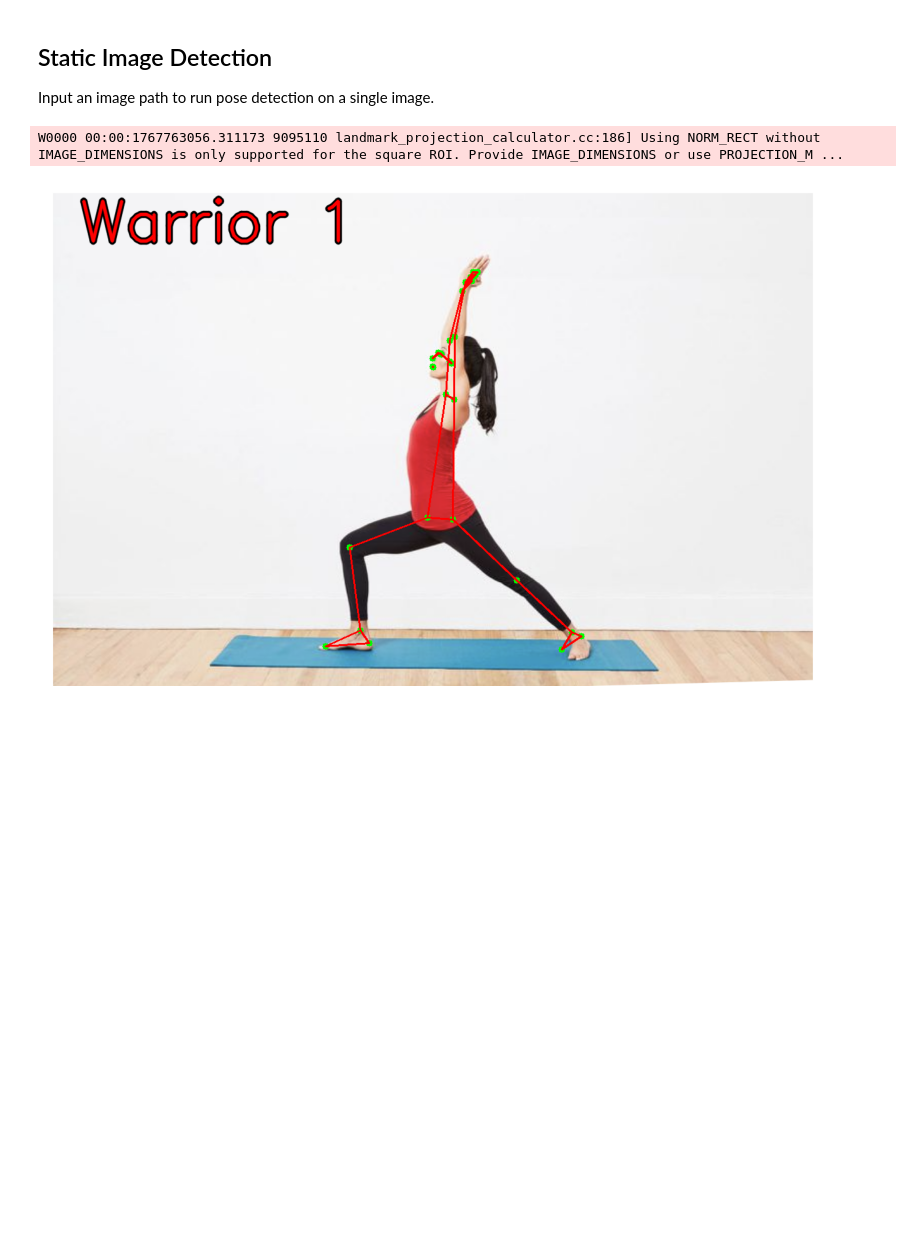
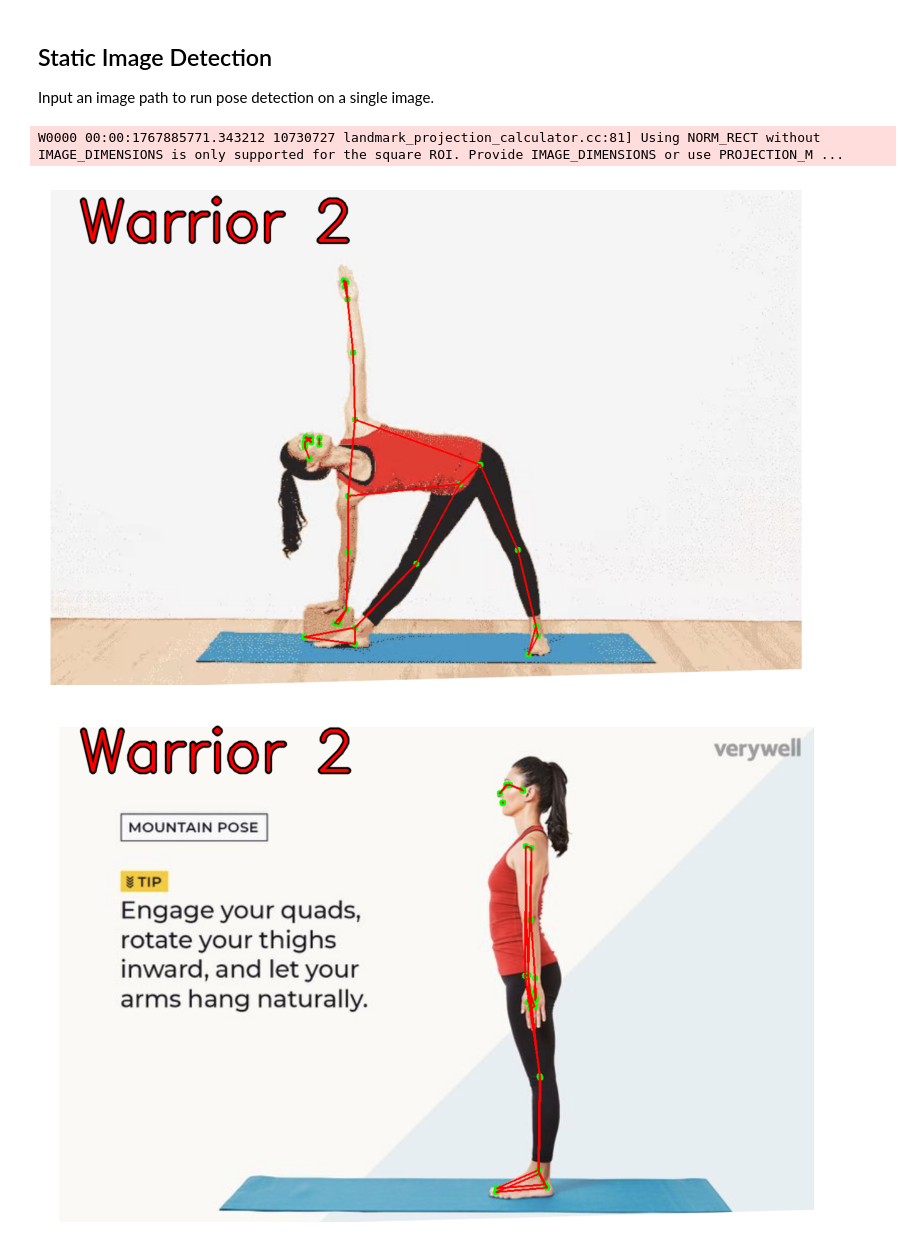
Before and after one commit to Cwjiee/realtime-hpe-application, a Jupyter notebook: livestream_pose.ipynb, the cells around one changed output. Cells and saved outputs as stored; diff of their text form; code cells hidden in the pictures; blank space fills up the shorter version.

```diff
--- a/livestream_pose.ipynb
+++ b/livestream_pose.ipynb
@@ -8,16 +8,3 @@ import mediapipe as mp
 import numpy as np
 from mediapipe.tasks import python
 from mediapipe.tasks.python import vision
-# %%
-def calculate_angle(a, b, c):
-    a = np.array(a) # First
-    b = np.array(b) # Mid
-    c = np.array(c) # End
-
-    radians = np.arctan2(c[1]-b[1], c[0]-b[0]) - np.arctan2(a[1]-b[1], a[0]-b[0])
-    angle = np.abs(radians*180.0/np.pi)
-
-    if angle > 180.0:
-        angle = 360-angle
-
-    return angle
@@ -131,8 +11,10 @@ def classify_plank_pose(left_arm_angle, right_arm_angle, left_leg_angle, right_l
 # %%
 # Create a PoseLandmarker object.
-base_options = python.BaseOptions(model_asset_path='pose_landmarker.task')
-options = vision.PoseLandmarkerOptions(
+base_options = mp.tasks.BaseOptions(
+    model_asset_path='pose_landmarker.task'
+)
+options = mp.tasks.vision.PoseLandmarkerOptions(
     base_options=base_options,
     output_segmentation_masks=True)
-detector = vision.PoseLandmarker.create_from_options(options)
+pose_landmarker = mp.tasks.vision.PoseLandmarker.create_from_options(options)
 # %% [output]
@@ -256,30 +195,34 @@ def process_and_annotate(image, landmark_list):
 Input an image path to run pose detection on a single image.
 # %%
 import matplotlib.pyplot as plt
+import os
 
-IMAGE_PATH = 'images/warrior_1.png'
-image = cv2.imread(IMAGE_PATH)
+IMAGE_PATH = 'images'
+images = os.listdir(IMAGE_PATH)
 
-if image is None:
-    print(f"Error: Could not read image from {IMAGE_PATH}. Please check the path.")
-else:
-    # Convert to RGB
-    image = cv2.cvtColor(image, cv2.COLOR_BGR2RGB)
+for image in images:
+    image = cv2.imread(os.path.join(IMAGE_PATH, image))
+    if image is None:
+        print(f"Error: Could not read image from {IMAGE_PATH}. Please check the path.")
+    else:
+        # Convert to RGB
+        image = cv2.cvtColor(image, cv2.COLOR_BGR2RGB)
 
     # Process
     mp_image = mp.Image(image_format=mp.ImageFormat.SRGB, data=image)
-    detection_result = detector.detect(mp_image)
+    landmarks = pose_landmarker.detect(mp_image)
 
     # Draw the pose annotation on the image.
     annotated_image = image.copy()
-    if detection_result.pose_landmarks:
-        for landmark_list in detection_result.pose_landmarks:
+    if landmarks.pose_landmarks:
+        for landmark_list in landmarks.pose_landmarks:
             annotated_image = process_and_annotate(image, landmark_list)
 
     plt.figure(figsize=(10, 10))
     plt.imshow(annotated_image)
     plt.axis('off')
     plt.show()
 # %% [output]
-W0000 00:00:1767763056.311173 9095110 landmark_projection_calculator.cc:186] Using NORM_RECT without IMAGE_DIMENSIONS is only supported for the square ROI. Provide IMAGE_DIMENSIONS or use PROJECTION_M ...
+W0000 00:00:1767885771.343212 10730727 landmark_projection_calculator.cc:81] Using NORM_RECT without IMAGE_DIMENSIONS is only supported for the square ROI. Provide IMAGE_DIMENSIONS or use PROJECTION_M ...
-[figure, old version]
+[figure, new version]
+[figure, added]
```
Also changed, not shown: parts of 17 cells of this notebook, 22 other files.
